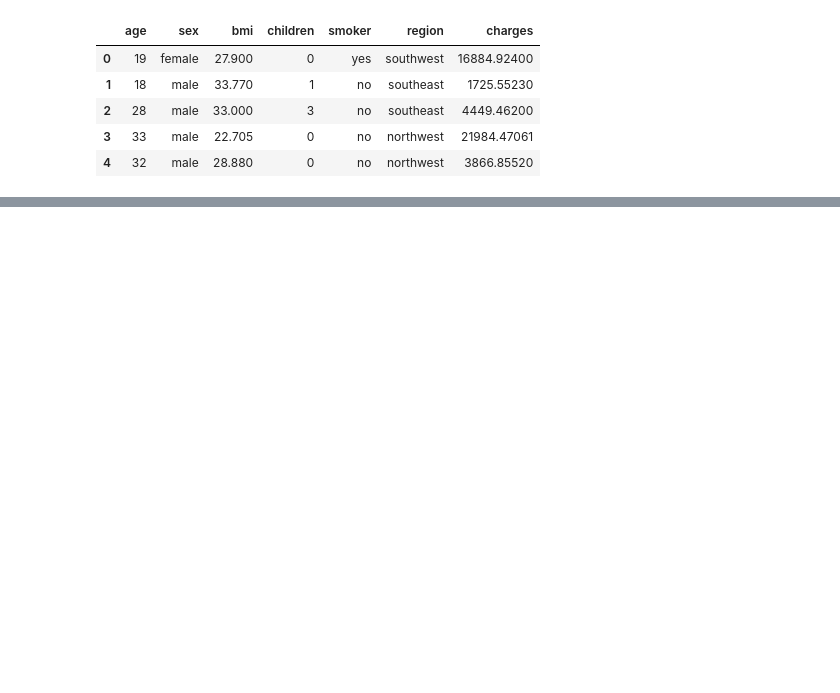
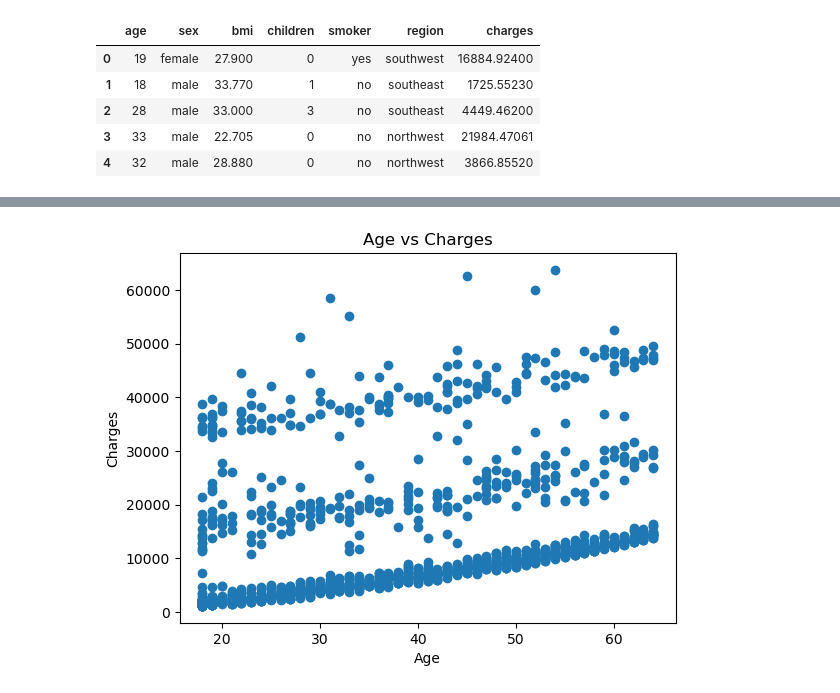
Before and after one commit to ugur-colak/medical-cost-prediction, a Jupyter notebook: medical-cost-prediction.ipynb, the cells around one changed output, grey strips where cells are left out. Cells and saved outputs as stored; diff of their text form; code cells hidden in the pictures; blank space fills up the shorter version.

```diff
--- a/medical-cost-prediction.ipynb
+++ b/medical-cost-prediction.ipynb
@@ -13,0 +160,9 @@ df.head()
+# %%
+plt.scatter(df["age"], df["charges"])
+plt.xlabel("Age")
+plt.ylabel("Charges")
+plt.title("Age vs Charges")
+plt.savefig("images/Age_vs_Charges.png",dpi=300,bbox_inches="tight")
+plt.show()
+# %% [output]
+[figure, added]
```
Also changed, not shown: parts of 19 cells of this notebook, 3 other files.
